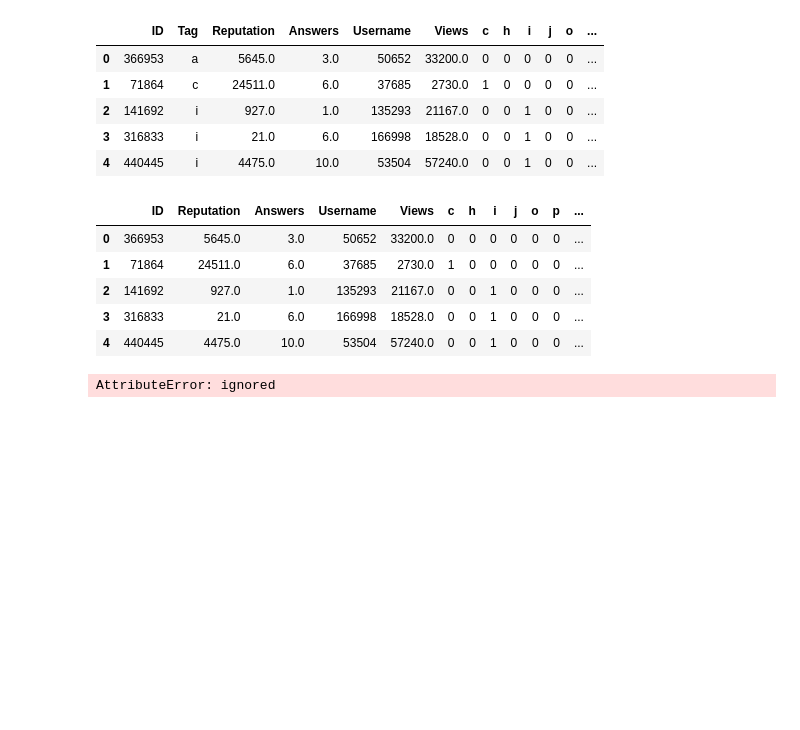
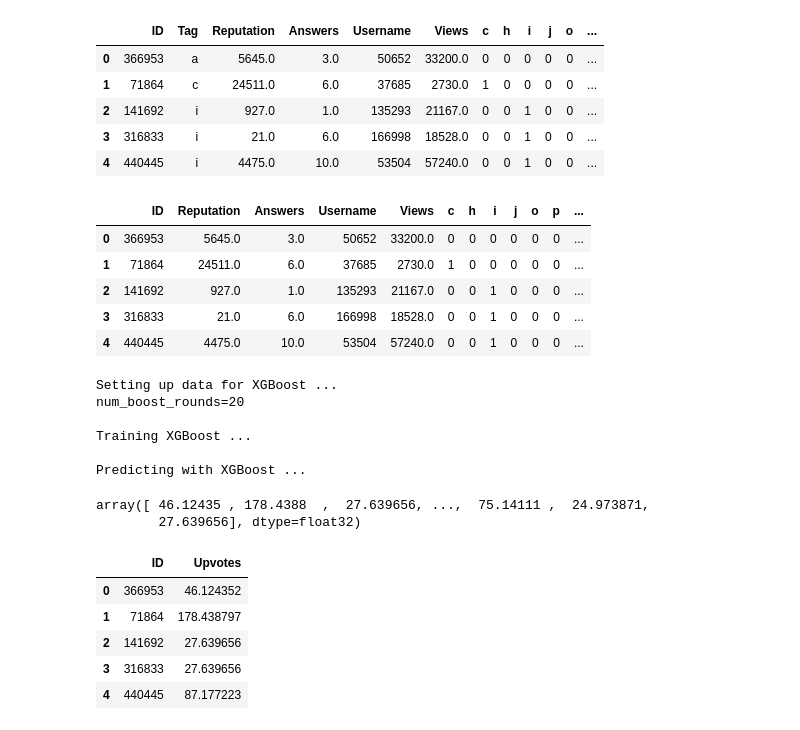
Before and after one commit to manan-arya/Analytics_Vidhya_Competition, a Jupyter notebook: XGBoost_CV.ipynb, the cells around one changed output. Cells and saved outputs as stored; diff of their text form; code cells hidden in the pictures; blank space fills up the shorter version.

```diff
--- a/XGBoost_CV.ipynb
+++ b/XGBoost_CV.ipynb
@@ -81,12 +81,3 @@ test.head()
 # %%
 X_train=train.drop("Upvotes",axis=1)
 y_train=train["Upvotes"]
-# %%
-DM_train = xgb.DMatrix(data=X_train,label=y_train)
-#DM_test = xgb.DMatrix(data=X_test,label=y_test)
-params = {"booster":"gblinear","objective":"reg:linear"}
-xg_reg = xgb.train(params = params, dtrain=DM_train,num_boost_round=100)
-
-preds = xg_reg.predict(test)
-# %% [output]
-AttributeError: ignored
@@ -92,0 +89,44 @@ AttributeError: ignored
+# %%
+print("\nSetting up data for XGBoost ...")
+# xgboost params
+xgb_params = {
+    #'eta': 0.037,
+    'max_depth': 5,
+    'subsample': 0.80,
+    'objective': 'reg:linear',
+    #'eval_metric': 'mae',
+    #'lambda': 0.8,
+    #'alpha': 0.4,
+    #'silent': 1
+}
+
+# AttributeError: module 'xgboost' has no attribute 'DMatrix'
+dtrain = xgb.DMatrix(X_train_arr, y_train)
+dtest = xgb.DMatrix(test_arr)
+
+num_boost_rounds = 20
+print("num_boost_rounds="+str(num_boost_rounds))
+
+# train model
+print( "\nTraining XGBoost ...")
+model = xgb.train(dict(xgb_params, silent=1), dtrain,
+num_boost_round=num_boost_rounds)
+
+print( "\nPredicting with XGBoost ...")
+preds = model.predict(dtest)
+# %% [output]
+Setting up data for XGBoost ...
+num_boost_rounds=20
+
+Training XGBoost ...
+
+Predicting with XGBoost ...
+# %%
+ID=test['ID']
+# %%
+preds
+# %% [output]
+array([ 46.12435 , 178.4388  ,  27.639656, ...,  75.14111 ,  24.973871,
+        27.639656], dtype=float32)
+# %%
+submission = pd.DataFrame({'ID':ID, 'Upvotes':preds})
@@ -92,0 +137,9 @@ AttributeError: ignored
+# %%
+submission.head()
+# %% [output]
+|  | ID | Upvotes |
+| 0 | 366953 | 46.124352 |
+| 1 | 71864 | 178.438797 |
+| 2 | 141692 | 27.639656 |
+| 3 | 316833 | 27.639656 |
+| 4 | 440445 | 87.177223 |
```
Also changed, not shown: parts of 6 cells of this notebook.
